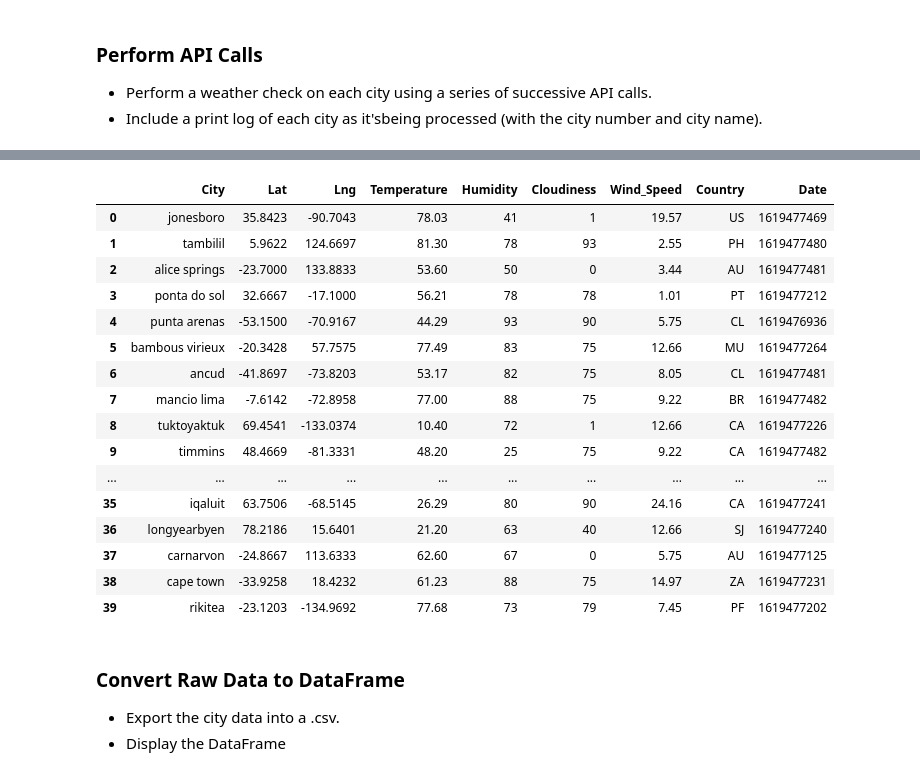
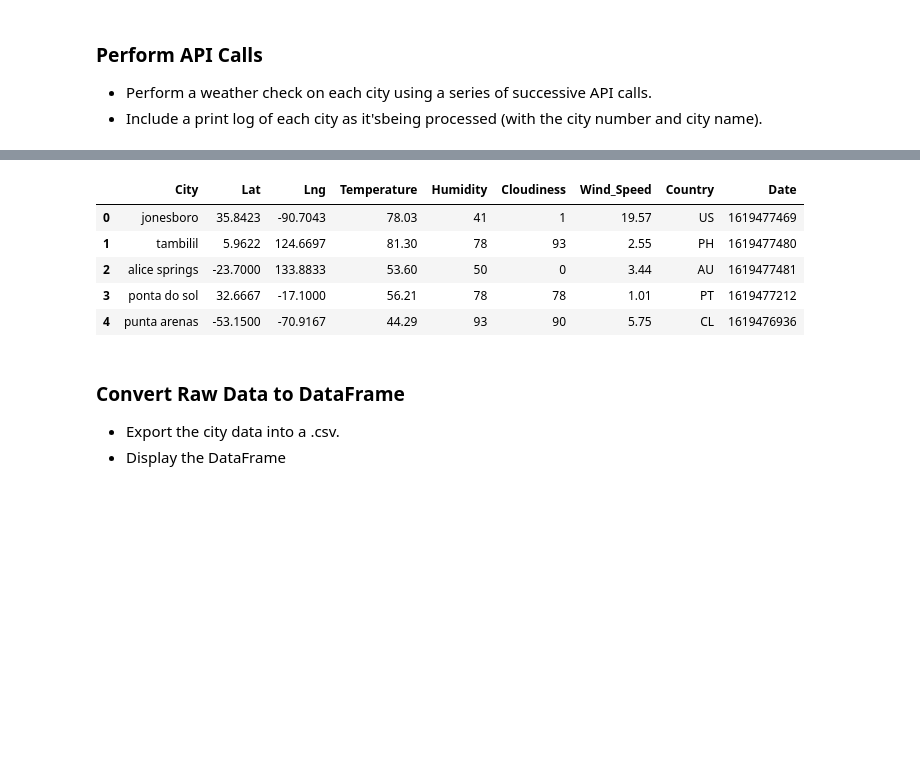
Before and after one commit to sunwoo-kim20/python-api-challenge, a Jupyter notebook: WeatherPy.ipynb, the cells around one changed output, grey strips where cells are left out. Drawn from its saved outputs; the diff is of its cells as text; code cells hidden in the pictures; blank space fills up the shorter version.

```diff
--- a/WeatherPy.ipynb
+++ b/WeatherPy.ipynb
@@ -136,34 +136,23 @@ Retrieving data for city #601 | prieska
 # %%
 weather_df = pd.DataFrame({"City" : found_cities,
                            "Lat" : lats,
                            "Lng" : lngs,
                            "Temperature" : temps,
                            "Humidity" : hum,
                            "Cloudiness" : clouds,
                            "Wind_Speed" : winds,
                            "Country" : countries,
                            "Date" : dates
                            })
 
-weather_df.head(40)
+weather_df.head()
 # %% [output]
 |  | City | Lat | Lng | Temperature | Humidity | Cloudiness | Wind_Speed | Country | Date |
 | 0 | jonesboro | 35.8423 | -90.7043 | 78.03 | 41 | 1 | 19.57 | US | 1619477469 |
 | 1 | tambilil | 5.9622 | 124.6697 | 81.30 | 78 | 93 | 2.55 | PH | 1619477480 |
 | 2 | alice springs | -23.7000 | 133.8833 | 53.60 | 50 | 0 | 3.44 | AU | 1619477481 |
 | 3 | ponta do sol | 32.6667 | -17.1000 | 56.21 | 78 | 78 | 1.01 | PT | 1619477212 |
 | 4 | punta arenas | -53.1500 | -70.9167 | 44.29 | 93 | 90 | 5.75 | CL | 1619476936 |
-| 5 | bambous virieux | -20.3428 | 57.7575 | 77.49 | 83 | 75 | 12.66 | MU | 1619477264 |
-| 6 | ancud | -41.8697 | -73.8203 | 53.17 | 82 | 75 | 8.05 | CL | 1619477481 |
-| 7 | mancio lima | -7.6142 | -72.8958 | 77.00 | 88 | 75 | 9.22 | BR | 1619477482 |
-| 8 | tuktoyaktuk | 69.4541 | -133.0374 | 10.40 | 72 | 1 | 12.66 | CA | 1619477226 |
-| 9 | timmins | 48.4669 | -81.3331 | 48.20 | 25 | 75 | 9.22 | CA | 1619477482 |
-| ... | ... | ... | ... | ... | ... | ... | ... | ... | ... |
-| 35 | iqaluit | 63.7506 | -68.5145 | 26.29 | 80 | 90 | 24.16 | CA | 1619477241 |
-| 36 | longyearbyen | 78.2186 | 15.6401 | 21.20 | 63 | 40 | 12.66 | SJ | 1619477240 |
-| 37 | carnarvon | -24.8667 | 113.6333 | 62.60 | 67 | 0 | 5.75 | AU | 1619477125 |
-| 38 | cape town | -33.9258 | 18.4232 | 61.23 | 88 | 75 | 14.97 | ZA | 1619477231 |
-| 39 | rikitea | -23.1203 | -134.9692 | 77.68 | 73 | 79 | 7.45 | PF | 1619477202 |
 # %% [markdown]
 ### Convert Raw Data to DataFrame
 * Export the city data into a .csv.
```
Also changed, not shown: parts of 2 cells of this notebook.
